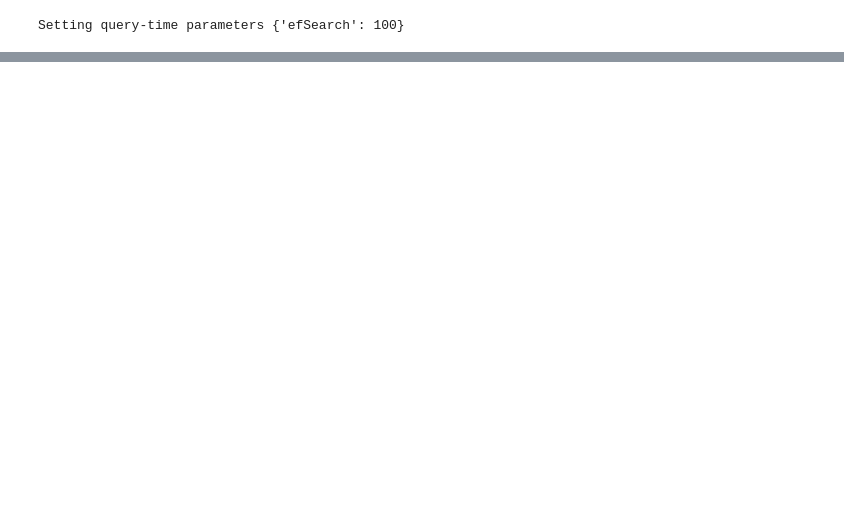
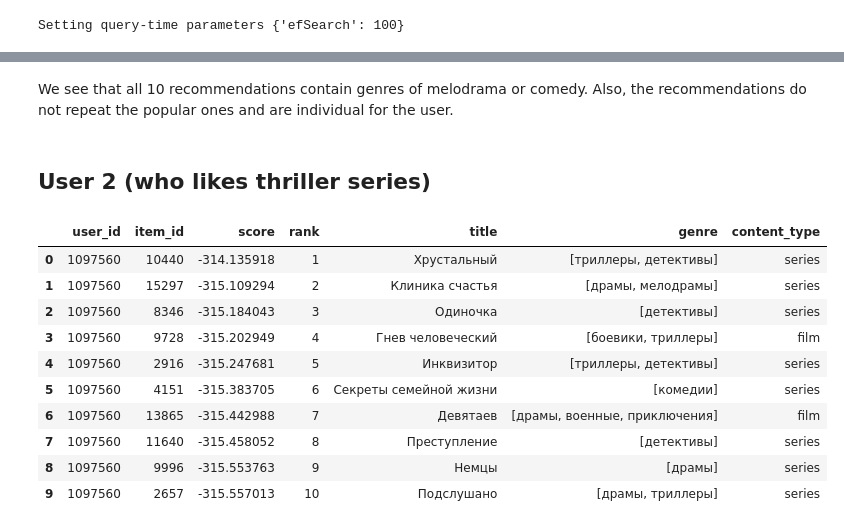
Before and after one commit to YUNGC0DE/RecoServiceTeam30, a Jupyter notebook: Notebooks/hw4/hw4.ipynb, the cells around one changed output, grey strips where cells are left out. Cells and saved outputs as stored; diff of their text form; code cells hidden in the pictures; blank space fills up the shorter version.

```diff
--- a/Notebooks/hw4/hw4.ipynb
+++ b/Notebooks/hw4/hw4.ipynb
@@ -601,0 +785,26 @@ nbrs[0]
+# %% [markdown]
+We see that all 10 recommendations contain genres of melodrama or comedy. Also, the recommendations do not repeat the popular ones and are individual for the user.
+# %% [markdown]
+## User 2 (who likes thriller series)
+# %%
+recos = models['LightFM_warp_n_factors:30_user_alpha:0.1_item_alpha:0.1_n_epoch:6'].recommend(
+        users=[1097560],
+        dataset=dataset,
+        k=K_RECOS,
+        filter_viewed=True,
+  )
+recos.merge(items[['item_id', 'title', 'genre', 'content_type']],
+       on='item_id',
+       how='left')
+# %% [output]
+|  | user_id | item_id | score | rank | title | genre | content_type |
+| 0 | 1097560 | 10440 | -314.135918 | 1 | Хрустальный | [триллеры, детективы] | series |
+| 1 | 1097560 | 15297 | -315.109294 | 2 | Клиника счастья | [драмы, мелодрамы] | series |
+| 2 | 1097560 | 8346 | -315.184043 | 3 | Одиночка | [детективы] | series |
+| 3 | 1097560 | 9728 | -315.202949 | 4 | Гнев человеческий | [боевики, триллеры] | film |
+| 4 | 1097560 | 2916 | -315.247681 | 5 | Инквизитор | [триллеры, детективы] | series |
+| 5 | 1097560 | 4151 | -315.383705 | 6 | Секреты семейной жизни | [комедии] | series |
+| 6 | 1097560 | 13865 | -315.442988 | 7 | Девятаев | [драмы, военные, приключения] | film |
+| 7 | 1097560 | 11640 | -315.458052 | 8 | Преступление | [детективы] | series |
+| 8 | 1097560 | 9996 | -315.553763 | 9 | Немцы | [драмы] | series |
+| 9 | 1097560 | 2657 | -315.557013 | 10 | Подслушано | [драмы, триллеры] | series |
```
Also changed, not shown: parts of 49 cells of this notebook.
